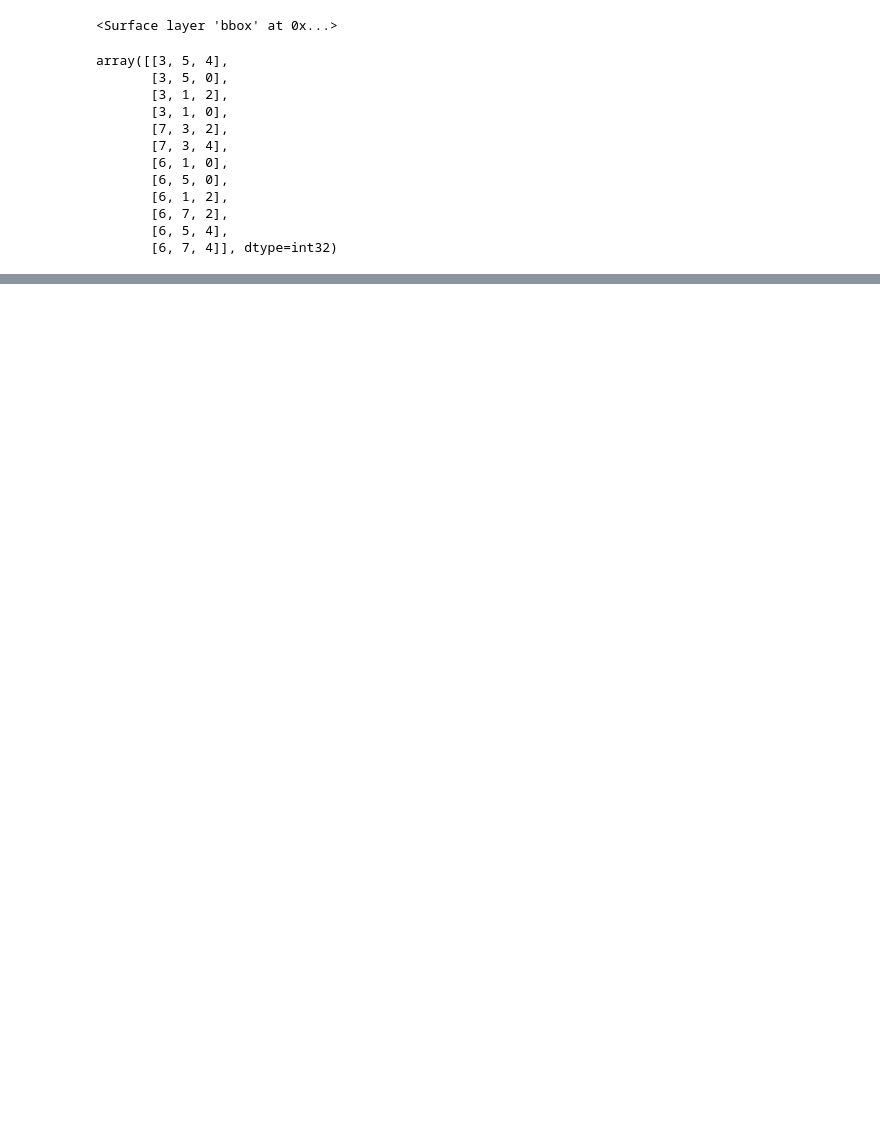
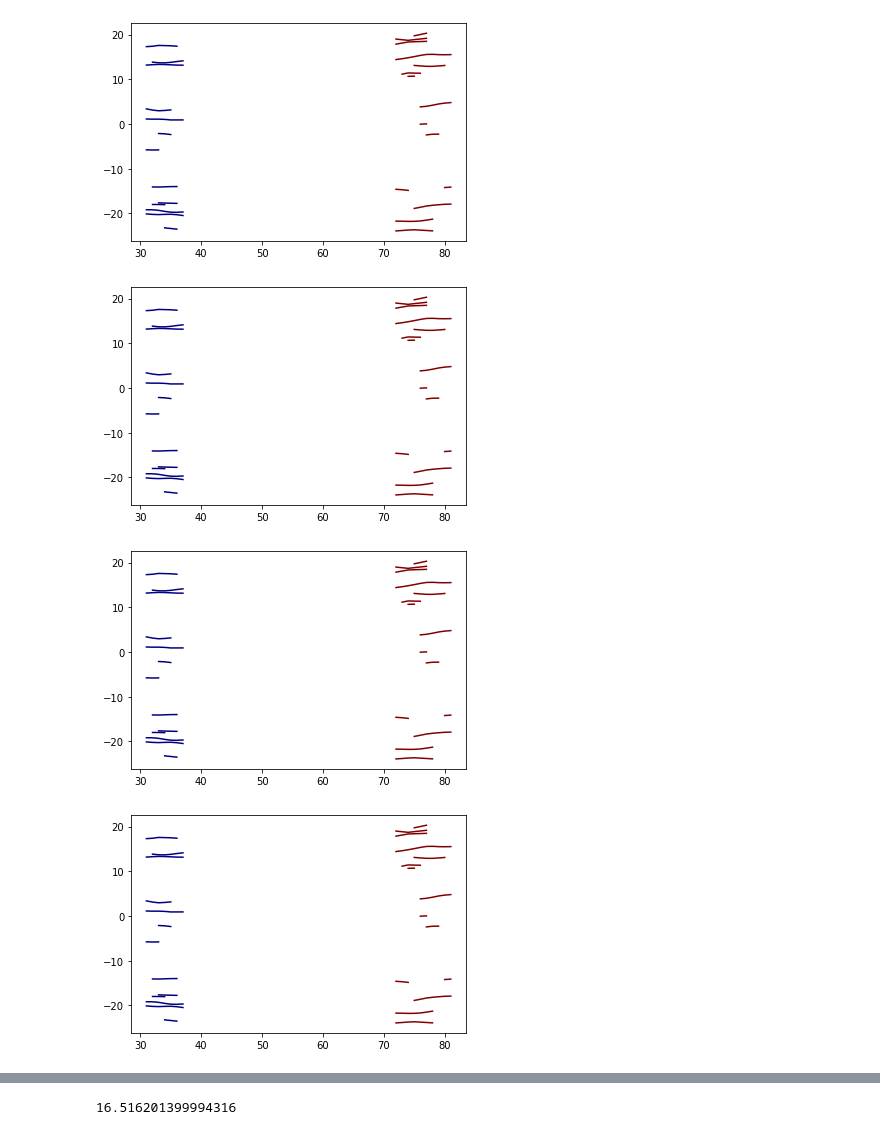
Before and after one commit to bgraedel/arcos-gui, a Jupyter notebook: src/arcos_gui/bbox.ipynb, the cells around one changed output, grey strips where cells are left out. Saved outputs shown, nothing was run; the diff lists cells and outputs as text; code cells hidden in the pictures; blank space fills up the shorter version.

Commit message:
noodle plot testing

```diff
--- a/src/arcos_gui/bbox.ipynb
+++ b/src/arcos_gui/bbox.ipynb
@@ -129,21 +6,8 @@ print(bbox[1])
-# %%
-if 'event_boundingbox' in viewer.layers:
-    viewer.layers.remove('event_boundingbox')
-viewer.add_surface(bbox, colormap='red')
-# %% [output]
-<Surface layer 'bbox' at 0x...>
-# %%
-hull.simplices
-# %% [output]
-array([[3, 5, 4],
-       [3, 5, 0],
-       [3, 1, 2],
-       [3, 1, 0],
-       [7, 3, 2],
-       [7, 3, 4],
-       [6, 1, 0],
-       [6, 5, 0],
-       [6, 1, 2],
-       [6, 7, 2],
-       [6, 5, 4],
-       [6, 7, 4]], dtype=int32)
+# %%
+setup = """
+import pandas as pd
+import matplotlib.pyplot as plt
+import numpy as np
+df = pd.read_csv('C:/Users/benig/Desktop/arcos_data_3d.csv')
+df.dropna(inplace=True)
+"""
@@ -149,0 +20,19 @@ array([[3, 5, 4],
+# %%
+mycode = """
+df_grp = df.groupby(['collid'])
+df['groups'] = df_grp.ngroup()
+df_grp = df.groupby(['groups', 'trackID'])
+colors = plt.cm.jet(np.linspace(0,1, 2))
+projection = 'posx'
+for i, dat in df_grp:
+    plt.plot(dat['time'], dat[projection], c=colors[int(i[0])])
+plt.show()
+plt.close()
+"""
+
+timeit(stmt=mycode, setup=setup, number=10)
+# %% [output]
+[figure, added]
+[figure, added]
+[figure, added]
+[figure, added]
@@ -149,0 +45 @@ array([[3, 5, 4],
+16.516201399994316
```
Also changed, not shown: parts of 16 cells of this notebook, 2 other files.
